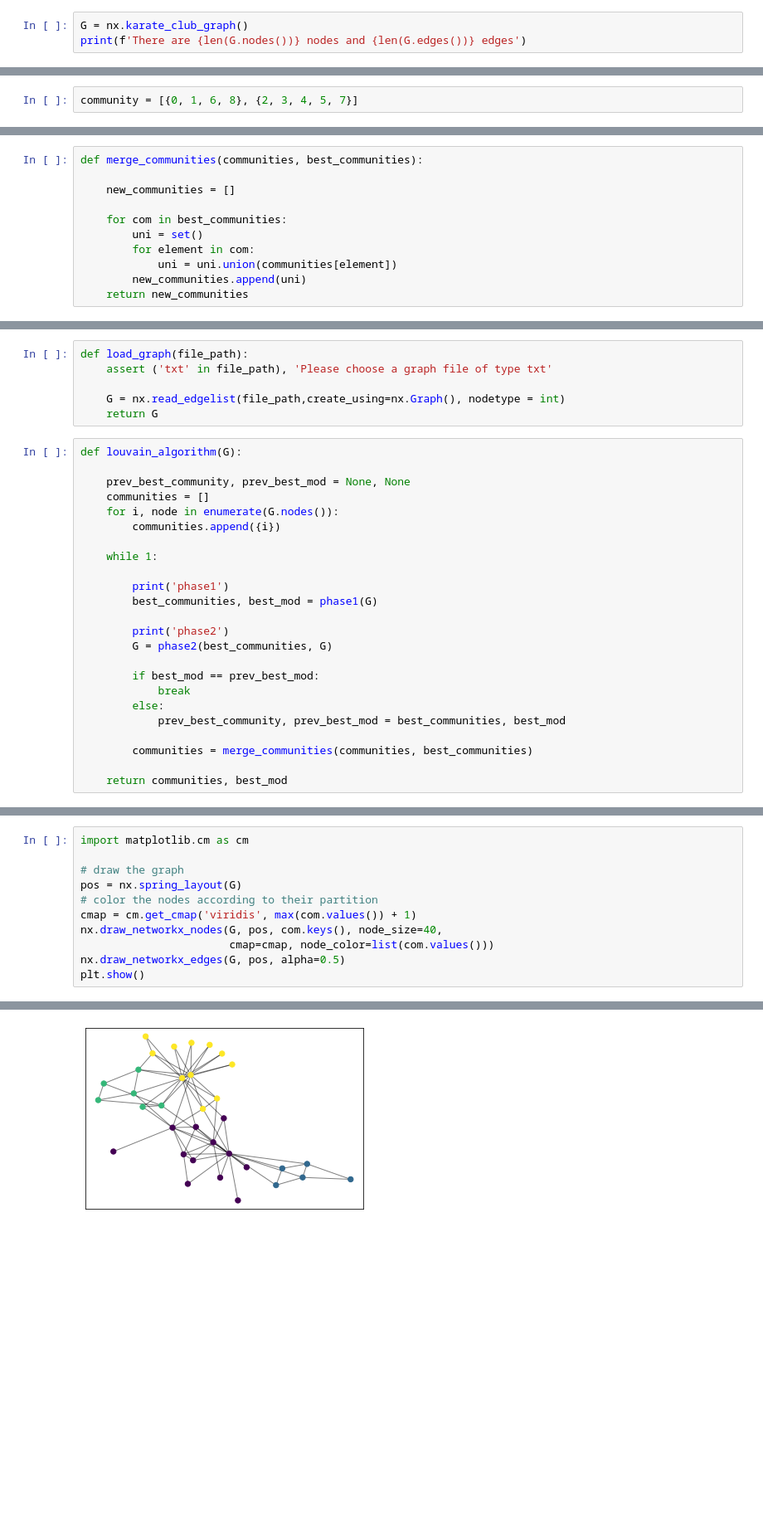
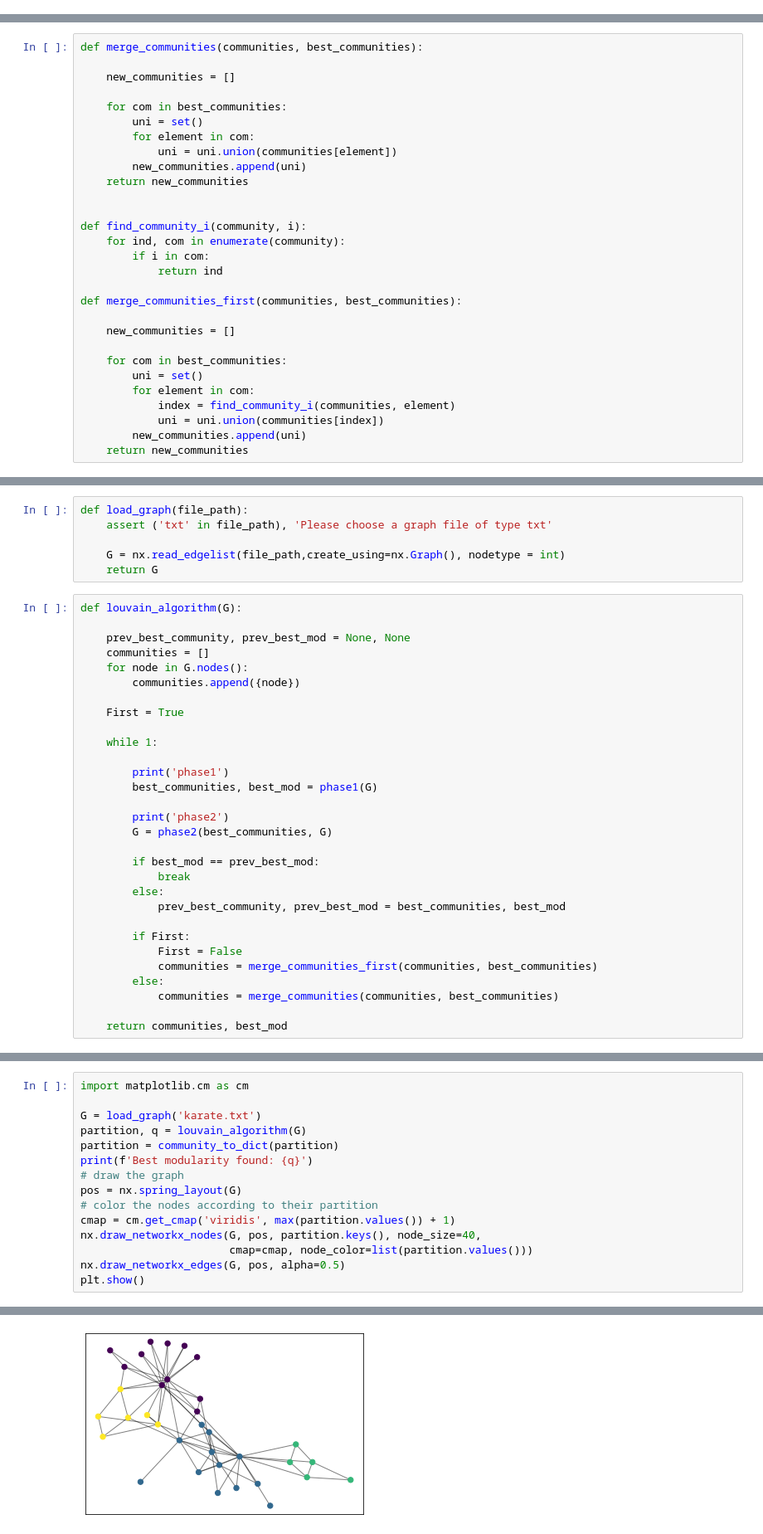
Before and after one commit to fdlci/MLNS-Kaggle, a Jupyter notebook: Projet/implement_com.ipynb, the cells around one changed output, grey strips where cells are left out. Shown at 83% size. Cells and saved outputs as stored; diff of their text form; blank space fills up the shorter version.

```diff
--- a/Projet/implement_com.ipynb
+++ b/Projet/implement_com.ipynb
@@ -26,5 +24,2 @@ import community as community_louvain
 # %% [markdown]
 # Leiden Community detection algorithm
-# %%
-G = nx.karate_club_graph()
-print(f'There are {len(G.nodes())} nodes and {len(G.edges())} edges')
@@ -43,5 +32,3 @@ def community_to_dict(communities):
         for node in com:
             commu[node] = i
     return commu
-# %%
-community = [{0, 1, 6, 8}, {2, 3, 4, 5, 7}]
@@ -158,3 +140,21 @@ def merge_communities(communities, best_communities):
             uni = uni.union(communities[element])
         new_communities.append(uni)
     return new_communities
+
+
+def find_community_i(community, i):
+    for ind, com in enumerate(community):
+        if i in com:
+            return ind
+
+def merge_communities_first(communities, best_communities):
+
+    new_communities = []
+
+    for com in best_communities:
+        uni = set()
+        for element in com:
+            index = find_community_i(communities, element)
+            uni = uni.union(communities[index])
+        new_communities.append(uni)
+    return new_communities
@@ -171,8 +169,10 @@ def louvain_algorithm(G):
 
     prev_best_community, prev_best_mod = None, None
     communities = []
-    for i, node in enumerate(G.nodes()):
-        communities.append({i})
+    for node in G.nodes():
+        communities.append({node})
+
+    First = True
 
     while 1:
 
@@ -187,6 +187,10 @@ def louvain_algorithm(G):
         else:
             prev_best_community, prev_best_mod = best_communities, best_mod
 
-        communities = merge_communities(communities, best_communities)
+        if First:
+            First = False
+            communities = merge_communities_first(communities, best_communities)
+        else:
+            communities = merge_communities(communities, best_communities)
 
     return communities, best_mod
@@ -227,12 +225,16 @@ print(com)
 # %%
 import matplotlib.cm as cm
 
+G = load_graph('karate.txt')
+partition, q = louvain_algorithm(G)
+partition = community_to_dict(partition)
+print(f'Best modularity found: {q}')
 # draw the graph
 pos = nx.spring_layout(G)
 # color the nodes according to their partition
-cmap = cm.get_cmap('viridis', max(com.values()) + 1)
-nx.draw_networkx_nodes(G, pos, com.keys(), node_size=40,
-                       cmap=cmap, node_color=list(com.values()))
+cmap = cm.get_cmap('viridis', max(partition.values()) + 1)
+nx.draw_networkx_nodes(G, pos, partition.keys(), node_size=40,
+                       cmap=cmap, node_color=list(partition.values()))
 nx.draw_networkx_edges(G, pos, alpha=0.5)
 plt.show()
 # %% [output]
@@ -239 +248 @@ plt.show()
-[figure, old version]
+[figure, new version]
```
Also changed, not shown: parts of 24 cells of this notebook.
